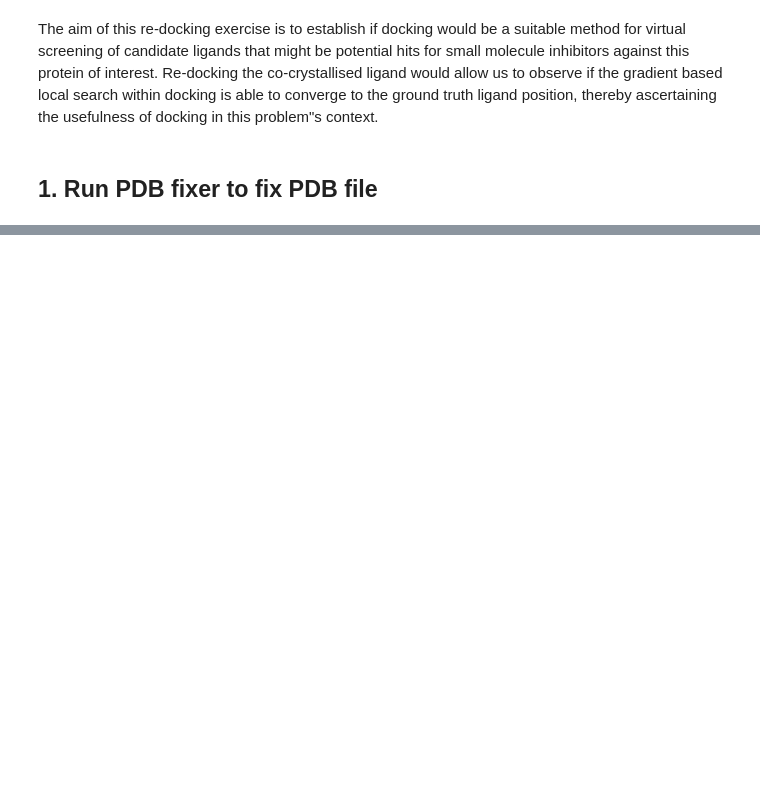
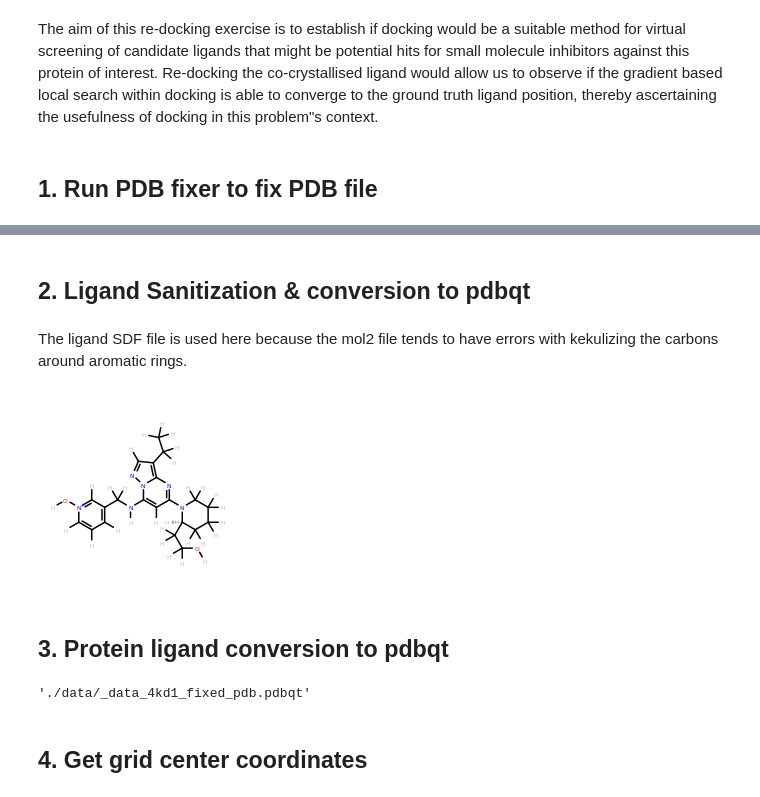
Before and after one commit to Amoghgupta1995/molecular-modelling-based-virtual-screening, a Jupyter notebook: examples/CDK2/CDK2_vs.ipynb, the cells around one changed output, grey strips where cells are left out. Cells and saved outputs as stored; diff of their text form; code cells hidden in the pictures; blank space fills up the shorter version.

Commit message:
CDK2 redocking example with Dinaciclib.

```diff
--- a/examples/CDK2/CDK2_vs.ipynb
+++ b/examples/CDK2/CDK2_vs.ipynb
@@ -40,0 +50,19 @@ protein_fixed_pdb: str = "./data/4kd1_fixed.pdb"
+# %% [markdown]
+## 2. Ligand Sanitization & conversion to pdbqt
+# %%
+ligand_mol2 = "./data/Dinaciclib.mol2"
+ligand_sdf = "./data/Dinaciclib.sdf"
+ligand_pdbqt = "./data/Dinaciclib.pdbqt"
+# %%
+ligand = ligand_prep.sanitize_and_convert_ligand(
+    input_ligand_filename=ligand_sdf,
+    ligand_format="sdf",
+    output_ligand_pdbqt_filename=ligand_pdbqt)
+# %% [markdown]
+The ligand SDF file is used here because the mol2 file tends to have errors with kekulizing the carbons around aromatic rings.
+# %%
+ligand
+# %% [output]
+[figure, added]
+# %% [markdown]
+## 3. Protein ligand conversion to pdbqt
@@ -40,0 +73,6 @@ protein_fixed_pdb: str = "./data/4kd1_fixed.pdb"
+# %%
+protein_pdbqt
+# %% [output]
+'./data/_data_4kd1_fixed_pdb.pdbqt'
+# %% [markdown]
+## 4. Get grid center coordinates
```
Also changed, not shown: parts of 19 cells of this notebook.
